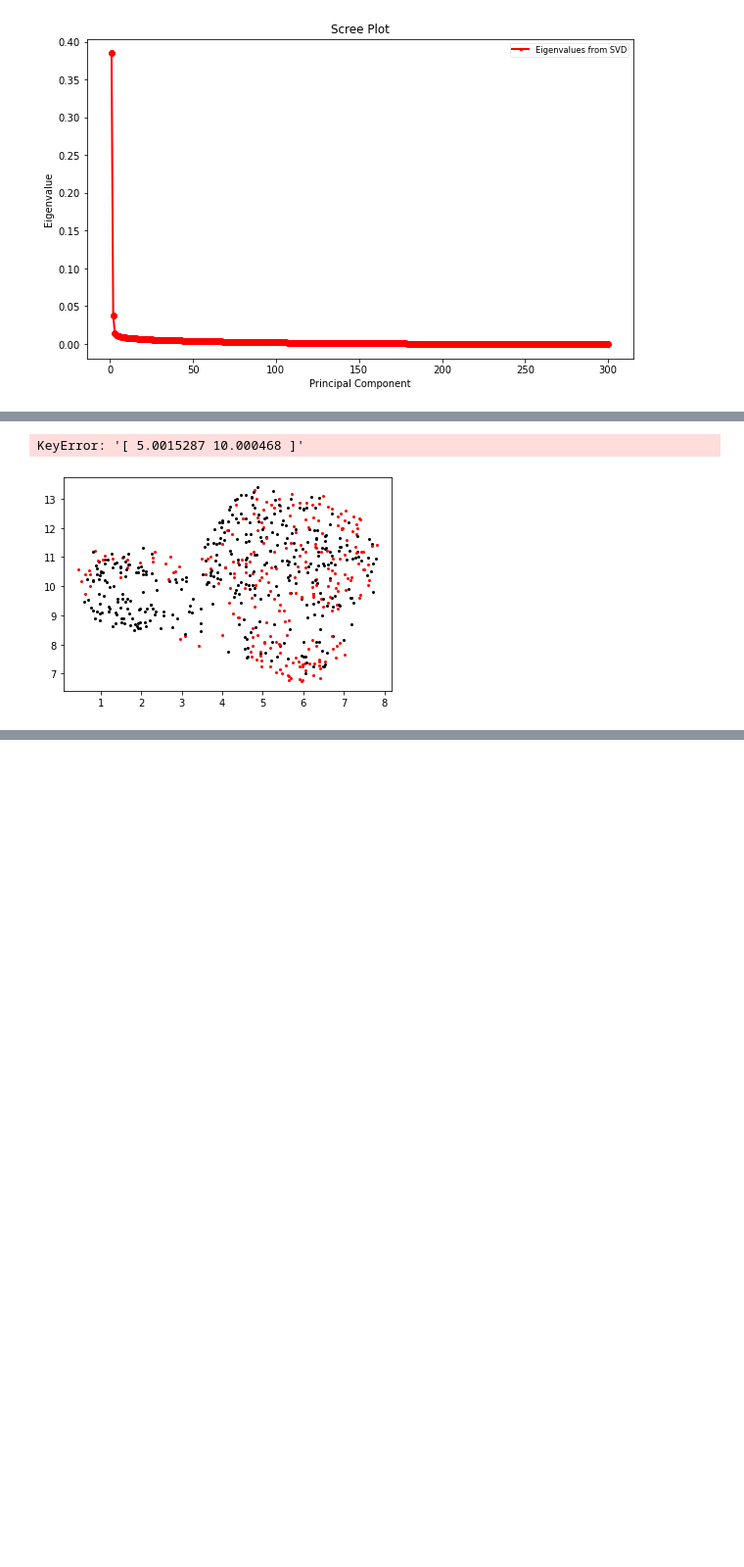
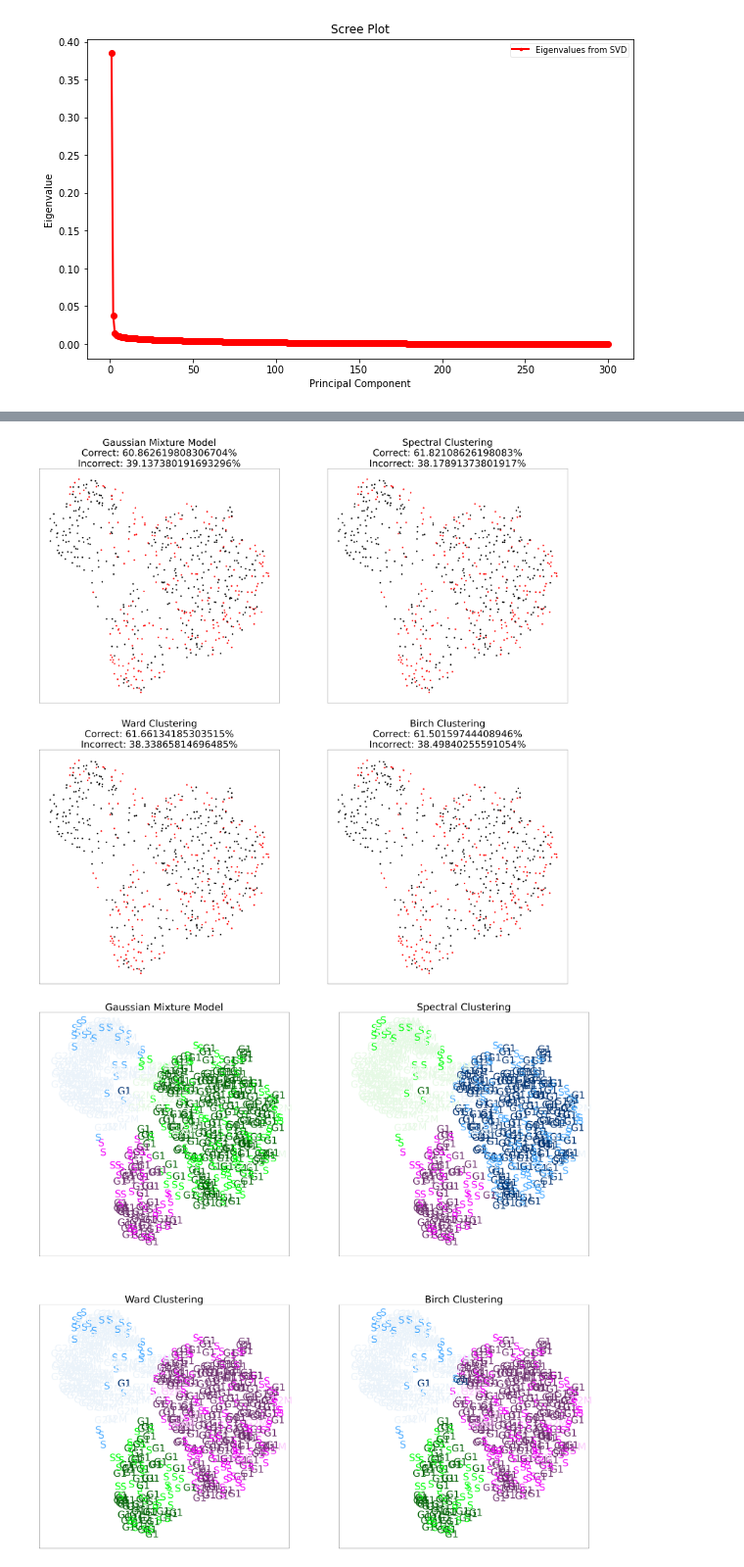
Before and after one commit to anastasia21112/science-fair-2020, a Jupyter notebook: Dataset 2 Clusters.ipynb, the cells around one changed output, grey strips where cells are left out. Shown at 98% size. Cells and saved outputs as stored; diff of their text form; code cells hidden in the pictures; blank space fills up the shorter version.

Commit message:
visualizations

```diff
--- a/Dataset 2 Clusters.ipynb
+++ b/Dataset 2 Clusters.ipynb
@@ -505,9 +839,8 @@ DataCollection(spectral, 'spectral_cluster1.txt', 'spectral_cluster2.txt', 'spec
 # %%
 coloring = []
-truthnum1 = DataCollection(spectral, 'spectral_cluster1.txt', 'spectral_cluster2.txt', 'spectral_cluster3.txt', 'spectral_results.txt')
+truthnum1 = DataCollection(birch, 'birch_cluster1.txt', 'birch_cluster2.txt', 'birch_cluster3.txt', 'birch_results.txt')
 for i in truthnum1:
     coloring.append(truthnum1[i])
 for i in range(len(truthnum1)):
     plt.scatter(embedding[i:i+1, 0], embedding[i:i+1, 1], s=4, color=truthnum1[str(embedding[i]).strip()])
-labels = ward.labels_
-plt.savefig('Spectral Truth Plot.png')
+plt.savefig('Birch True Cell Phase Plot.png')
@@ -517,16 +847,55 @@ KeyError: '[ 5.0015287 10.000468 ]'
-# %%
-def DataViz(figname, algorithm, cluster1, cluster2, cluster3, results):
-    coloring = []
-    truthnum1 = DataCollection(algorithm, cluster1, cluster2, cluster3, results)
-    for i in truthnum1:
-        coloring.append(truthnum1[i])
-    for i in range(len(truthnum1)):
-        plt.scatter(embedding[i:i+1, 0], embedding[i:i+1, 1], s=4, color=truthnum1[str(embedding[i]).strip()])
-    labels = algorithm.labels_
-    plt.savefig(figname)
-#DataViz("Spectral Truth Plot.png", spectral, "spectral_cluster1.txt", "spectral_cluster2.txt", "spectral_cluster3.txt", "spectral_results.txt")
-#DataViz("Birch Truth Plot.png", birch, "birch_cluster1.txt", "birch_cluster2.txt", "birch_cluster3.txt", "birch_results.txt")
-DataViz("Ward Truth Plot.png", ward, "ward_cluster1.txt", "ward_cluster2.txt", "ward_cluster3.txt", "ward_results.txt")
-# %% [output]
-KeyError: '[ 5.0015287 10.000468 ]'
-[figure, removed]
+# %%
+def DataViz(figname, algorithm, cluster1, cluster2, cluster3, results):
+    fig, ax = plt.subplots(2, 2, figsize=(50, 50))
+    mpl.rcParams['text.color'] = 'black'
+    coloring = []
+    for i in range(len(algorithm)):
+        truthnum1, truthnum2 = DataCollection(algorithm[i], cluster1[i], cluster2[i], cluster3[i], results[i])
+        for j in truthnum1:
+            coloring.append(truthnum1[j])
+
+        ax[i//2, i%2].set_xticks(())
+        ax[i//2, i%2].set_yticks(())
+        mpl.rcParams['text.color'] = 'black'
+        ax[i//2, i%2].set_title(figname[i], size=50)
+        for g in range(len(truthnum1)):
+#         plt.scatter(embedding[i:i+1, 0], embedding[i:i+1, 1], s=4, color=truthnum1[str(embedding[i]).strip()])
+            ax[i//2, i%2].scatter(embedding[g:g+1, 0], embedding[g:g+1, 1], s=4, color="white")
+            mpl.rcParams['text.color'] = truthnum1[str(embedding[g]).strip()]
+            ax[i//2, i%2].annotate(truthnum2[str(embedding[g]).strip()], xy=(embedding[g:g+1, 0], embedding[g:g+1, 1]), size=50)
+    mpl.rcParams['text.color'] = 'black'
+    fig.savefig("Cell Phase Diagrams.png")
+
+def DataViz2(figname, algorithms, cluster1, cluster2, cluster3, results):
+    fig, ax = plt.subplots(2, 2, figsize=(50, 50))
+    mpl.rcParams['text.color'] = 'black'
+    for i in range(len(algorithms)):
+        coloring = []
+        truthnum1, correct, incorrect = DataCollectionP(algorithms[i], cluster1[i], cluster2[i], cluster3[i], results[i])
+        for g in truthnum1:
+            coloring.append(truthnum1[g])
+        ax[i//2, i%2].set_xticks(())
+        ax[i//2, i%2].set_yticks(())
+        mpl.rcParams['text.color'] = '#000000'
+        ax[i//2, i%2].set_title(figname[i] + ("\nCorrect: " + str(correct) + "%" + "\nIncorrect: " + str(incorrect) + "%"), size=50)
+        for j in range(len(truthnum1)):
+            ax[i//2, i%2].scatter(embedding[j:j+1, 0], embedding[j:j+1, 1], s=50, color=truthnum1[str(embedding[j]).strip()])
+    plt.savefig("Truth v. Predicted Subplots.png")
+algorithms = [gmm, spectral, ward, birch]
+figname = ["Gaussian Mixture Model", "Spectral Clustering", "Ward Clustering", "Birch Clustering"]
+cluster1 = ["gmm_cluster1.txt", "spectral_cluster1.txt", "ward_cluster1.txt", "birch_cluster1.txt"]
+cluster2 = ["gmm_cluster2.txt", "spectral_cluster2.txt", "ward_cluster2.txt", "birch_cluster2.txt"]
+cluster3 = ["gmm_cluster3.txt", "spectral_cluster3.txt", "ward_cluster3.txt", "birch_cluster3.txt"]
+results = ["gmm_results.txt", "spectral_results.txt", "ward_results.txt", "birch_results.txt"]
+mpl.rcParams['text.color'] = 'black'
+DataViz2(figname, algorithms, cluster1, cluster2, cluster3, results)
+mpl.rcParams['text.color'] = 'black'
+DataViz(figname, algorithms, cluster1, cluster2, cluster3, results)
+
+#DataViz2("Test42", spectral, "spectral_cluster1.txt", "spectral_cluster2.txt", "spectral_cluster3.txt", "spectral_results.txt")
+#DataViz("Spectral Truth Plot.png", spectral, "spectral_cluster1.txt", "spectral_cluster2.txt", "spectral_cluster3.txt", "spectral_results.txt")
+#DataViz("Birch Truth v. Predicted Plot.png", birch, "birch_cluster1.txt", "birch_cluster2.txt", "birch_cluster3.txt", "birch_results.txt")
+#DataViz("Ward Truth v. Predicted Plot.png", ward, "ward_cluster1.txt", "ward_cluster2.txt", "ward_cluster3.txt", "ward_results.txt")
+#DataViz("Birch True Cell Phase Plot.png", birch, "birch_cluster1.txt", "birch_cluster2.txt", "birch_cluster3.txt", "birch_results.txt")
+#DataViz("Spectral Truth v. Predicted Plot.png", spectral, "spectral_cluster1.txt", "spectral_cluster2.txt", "spectral_cluster3.txt", "spectral_results.txt")
+# %% [output]
@@ -532,0 +917,2 @@ KeyError: '[ 5.0015287 10.000468 ]'
+[figure, added]
+[figure, added]
```
Also changed, not shown: parts of 9 cells of this notebook, 50 other files.
